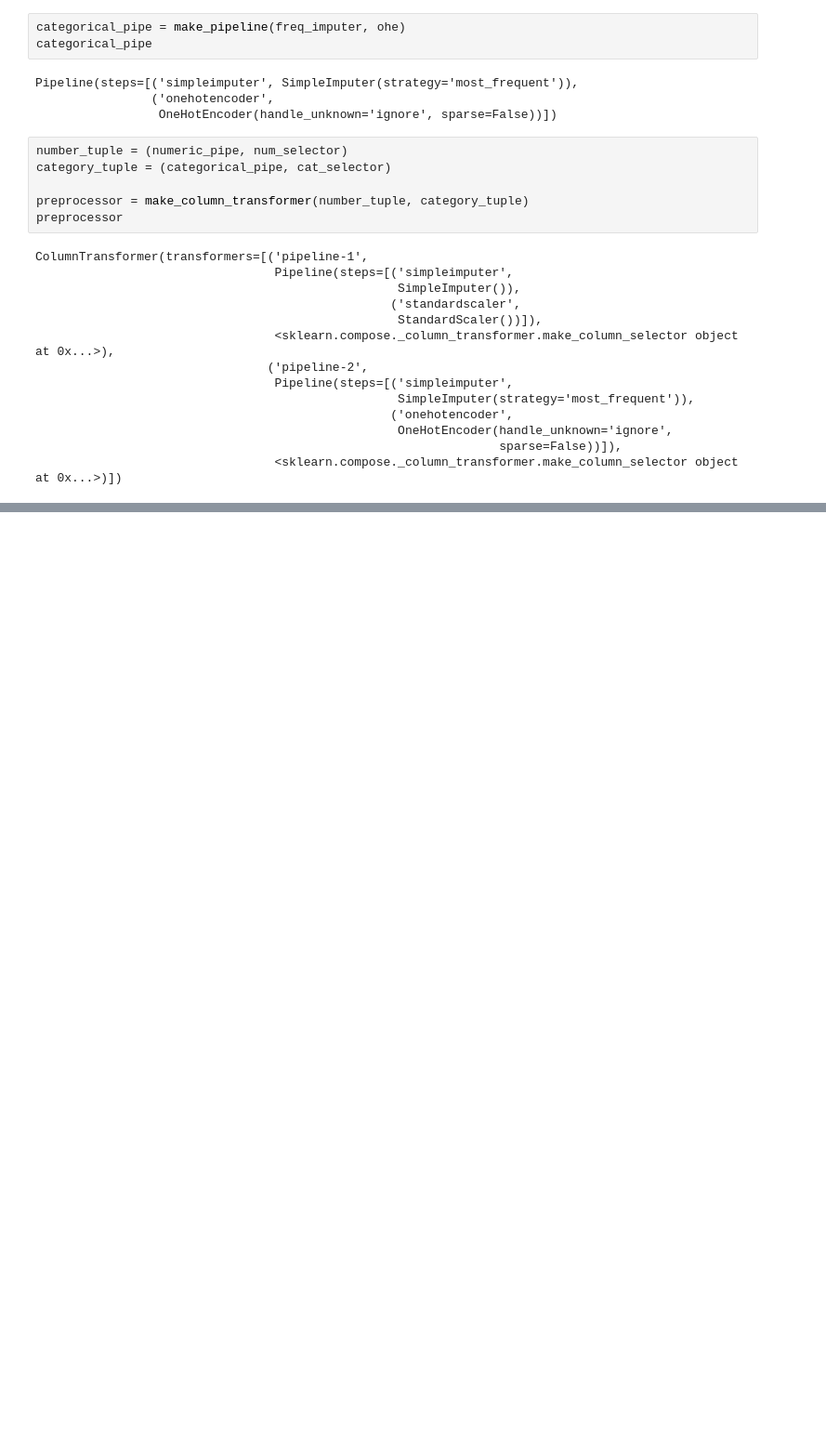
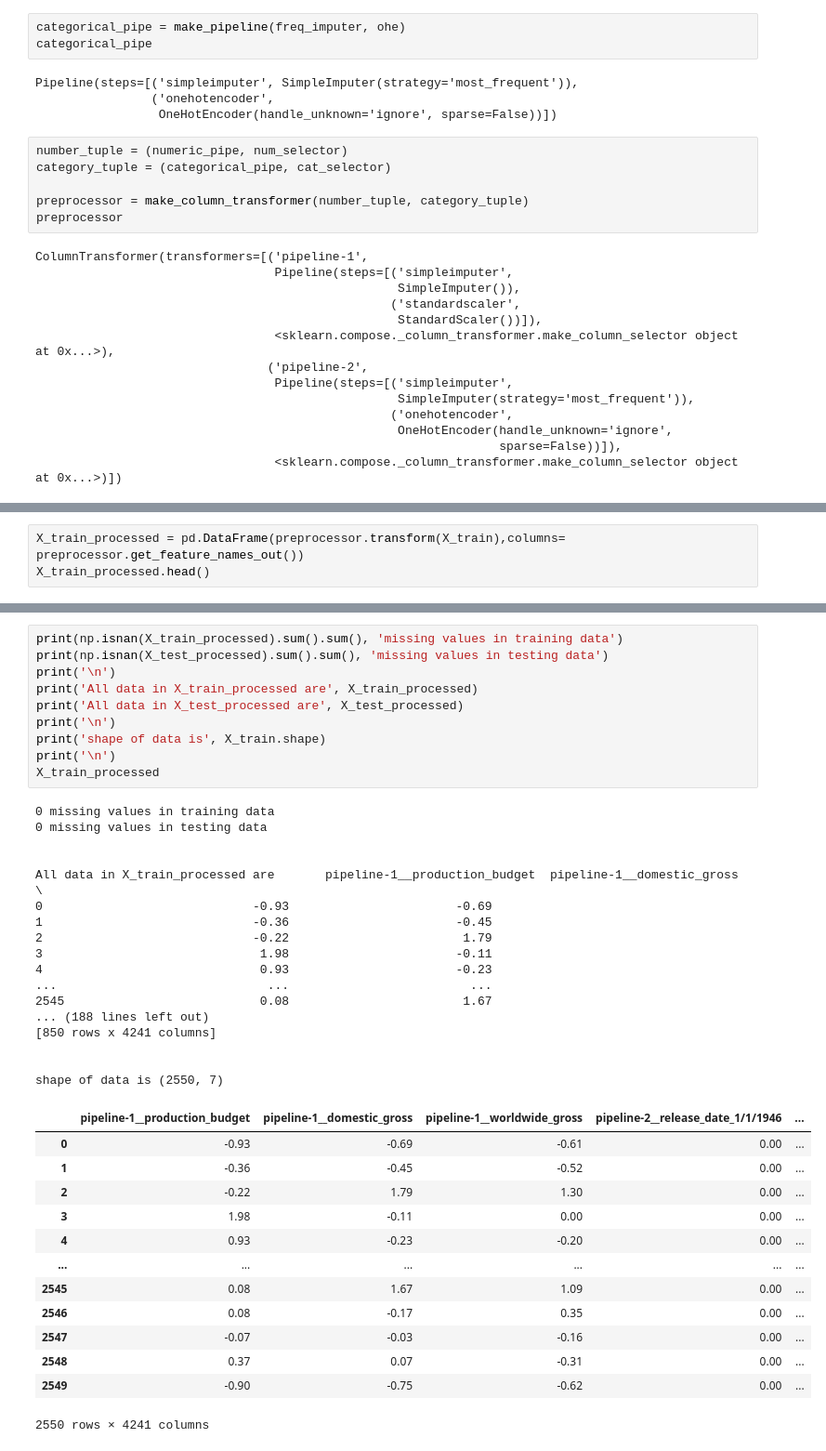
Before and after one commit to CatDawn29/Horror-Movie-Data-Halloween, a Jupyter notebook: Horror Movies.ipynb, the cells around one changed output, grey strips where cells are left out. Shown at 93% size. Drawn from its saved outputs; the diff is of its cells as text; blank space fills up the shorter version.

```diff
--- a/Horror Movies.ipynb
+++ b/Horror Movies.ipynb
@@ -213,0 +234,3 @@ ColumnTransformer(transformers=[('pipeline-1',
+# %%
+X_train_processed = pd.DataFrame(preprocessor.transform(X_train),columns= preprocessor.get_feature_names_out())
+X_train_processed.head()
@@ -213,0 +273,41 @@ ColumnTransformer(transformers=[('pipeline-1',
+# %%
+print(np.isnan(X_train_processed).sum().sum(), 'missing values in training data')
+print(np.isnan(X_test_processed).sum().sum(), 'missing values in testing data')
+print('\n')
+print('All data in X_train_processed are', X_train_processed)
+print('All data in X_test_processed are', X_test_processed)
+print('\n')
+print('shape of data is', X_train.shape)
+print('\n')
+X_train_processed
+# %% [output]
+0 missing values in training data
+0 missing values in testing data
+
+
+All data in X_train_processed are       pipeline-1__production_budget  pipeline-1__domestic_gross  \
+0                             -0.93                       -0.69
+1                             -0.36                       -0.45
+2                             -0.22                        1.79
+3                              1.98                       -0.11
+4                              0.93                       -0.23
+...                             ...                         ...
+2545                           0.08                        1.67
+... (188 lines left out)
+[850 rows x 4241 columns]
+
+
+shape of data is (2550, 7)
+|  | pipeline-1__production_budget | pipeline-1__domestic_gross | pipeline-1__worldwide_gross | pipeline-2__release_date_1/1/1946 | ... |
+| 0 | -0.93 | -0.69 | -0.61 | 0.00 | ... |
+| 1 | -0.36 | -0.45 | -0.52 | 0.00 | ... |
+| 2 | -0.22 | 1.79 | 1.30 | 0.00 | ... |
+| 3 | 1.98 | -0.11 | 0.00 | 0.00 | ... |
+| 4 | 0.93 | -0.23 | -0.20 | 0.00 | ... |
+| ... | ... | ... | ... | ... | ... |
+| 2545 | 0.08 | 1.67 | 1.09 | 0.00 | ... |
+| 2546 | 0.08 | -0.17 | 0.35 | 0.00 | ... |
+| 2547 | -0.07 | -0.03 | -0.16 | 0.00 | ... |
+| 2548 | 0.37 | 0.07 | -0.31 | 0.00 | ... |
+| 2549 | -0.90 | -0.75 | -0.62 | 0.00 | ... |
+2550 rows × 4241 columns
```
Also changed, not shown: parts of 8 cells of this notebook.
